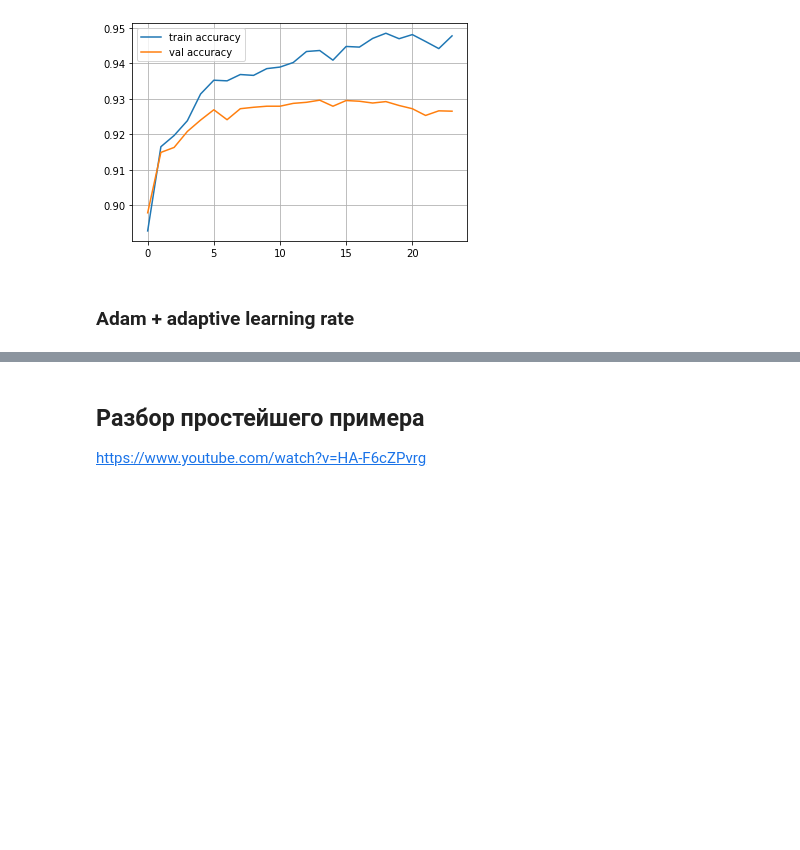
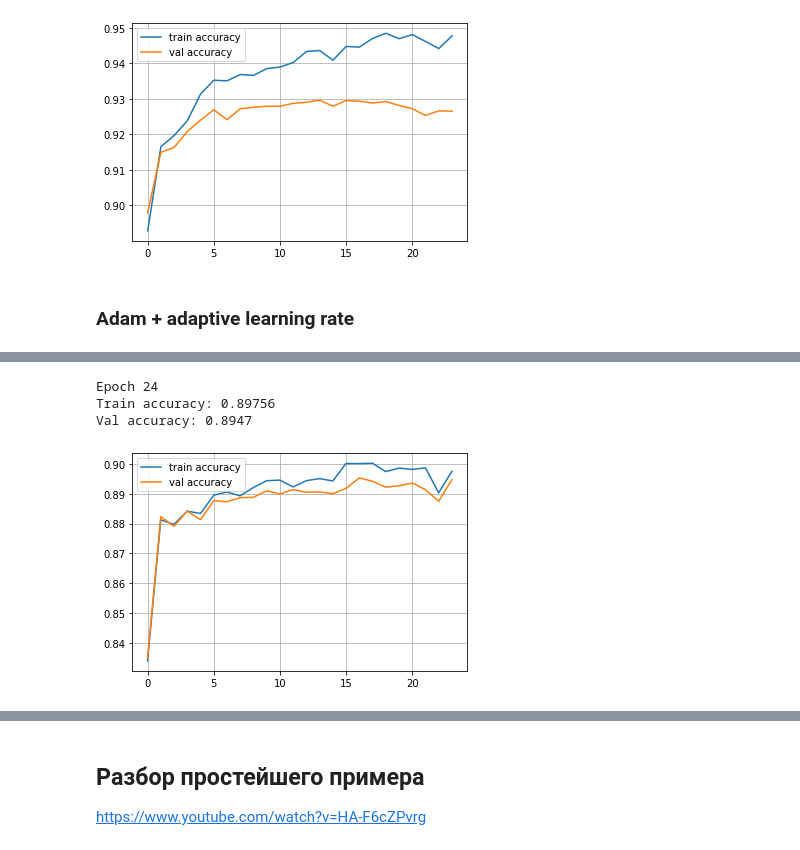
Before and after one commit to alexeybevz/neural-network, a Jupyter notebook: NumpyNN_(honor).ipynb, the cells around one changed output, grey strips where cells are left out. Cells and saved outputs as stored; diff of their text form; code cells hidden in the pictures; blank space fills up the shorter version.

```diff
--- a/NumpyNN_(honor).ipynb
+++ b/NumpyNN_(honor).ipynb
@@ -715,0 +768,7 @@ network.append(Dense(200,10,0.1,'adam',True))
+# %%
+train_epochs(25)
+# %% [output]
+Epoch 24
+Train accuracy: 0.89756
+Val accuracy: 0.8947
+[figure, added]
```
Also changed, not shown: parts of 18 cells of this notebook.
